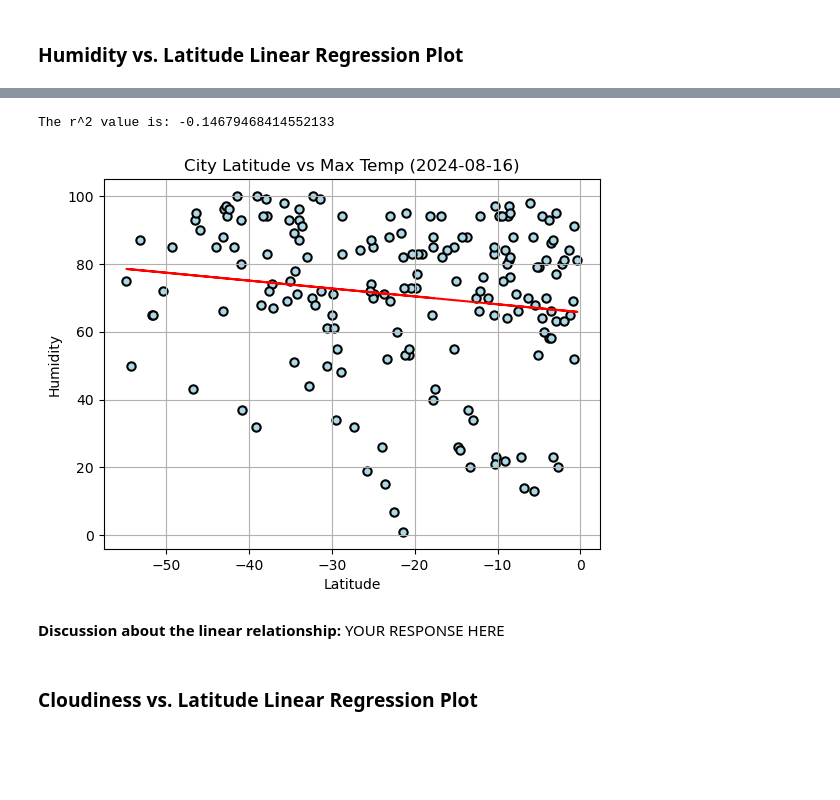
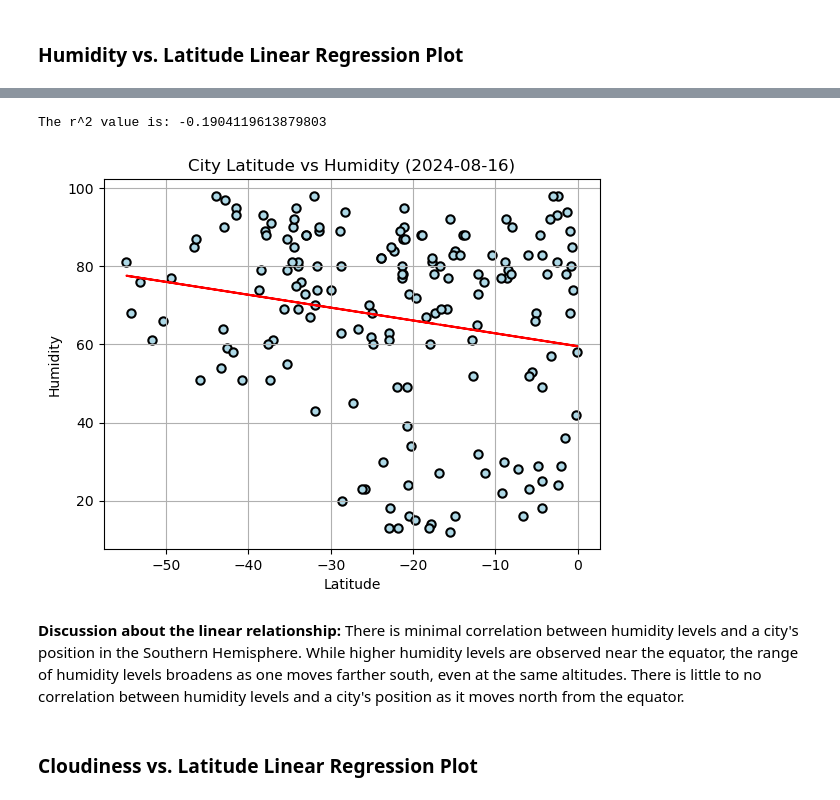
Before and after one commit to Cenbull70/python-api-challenge, a Jupyter notebook: WeatherPy/WeatherPy.ipynb, the cells around one changed output, grey strips where cells are left out. Saved outputs shown, nothing was run; the diff lists cells and outputs as text; code cells hidden in the pictures; blank space fills up the shorter version.

```diff
--- a/WeatherPy/WeatherPy.ipynb
+++ b/WeatherPy/WeatherPy.ipynb
@@ -375,24 +376,25 @@ The r^2 value is: -0.005944327593753202
 # %%
 # Southern Hemisphere
 # YOUR CODE HERE
 (slope, intercept, rvalue, pvalue, stderr) = stats.linregress(x_value, y_value)
 regress_values = x_value * slope + intercept
 line_eq = "y =" + str(round(slope, 2)) + "x + " + str(round(intercept,2))
 x_value = southern_hemi_df["Lat"]
 y_value = southern_hemi_df["Humidity"]
 plt.scatter(x_value, y_value, color='lightblue', edgecolors="black", linewidths=1.5)
 plt.xlabel("Latitude")
 plt.ylabel("Humidity")
-plt.title("City Latitude vs Max Temp (2024-08-16)")
+plt.title("City Latitude vs Humidity (2024-08-16)")
 plt.plot(x_value, regress_values, "r-")
 plt.annotate(line_eq, (-25,-5), fontsize=15, color="red")
 print(f'The r^2 value is: {rvalue}')
 plt.grid()
 # %% [output]
-The r^2 value is: -0.14679468414552133
+The r^2 value is: -0.1904119613879803
-[figure, old version]
+[figure, new version]
-# %% [markdown]
-**Discussion about the linear relationship:** YOUR RESPONSE HERE
+# %% [markdown]
+**Discussion about the linear relationship:**
+There is minimal correlation between humidity levels and a city's position in the Southern Hemisphere. While higher humidity levels are observed near the equator, the range of humidity levels broadens as one moves farther south, even at the same altitudes. There is little to no correlation between humidity levels and a city's position as it moves north from the equator.
 # %% [markdown]
 ### Cloudiness vs. Latitude Linear Regression Plot
 # %%
```
Also changed, not shown: parts of 24 cells of this notebook, 5 other files.
